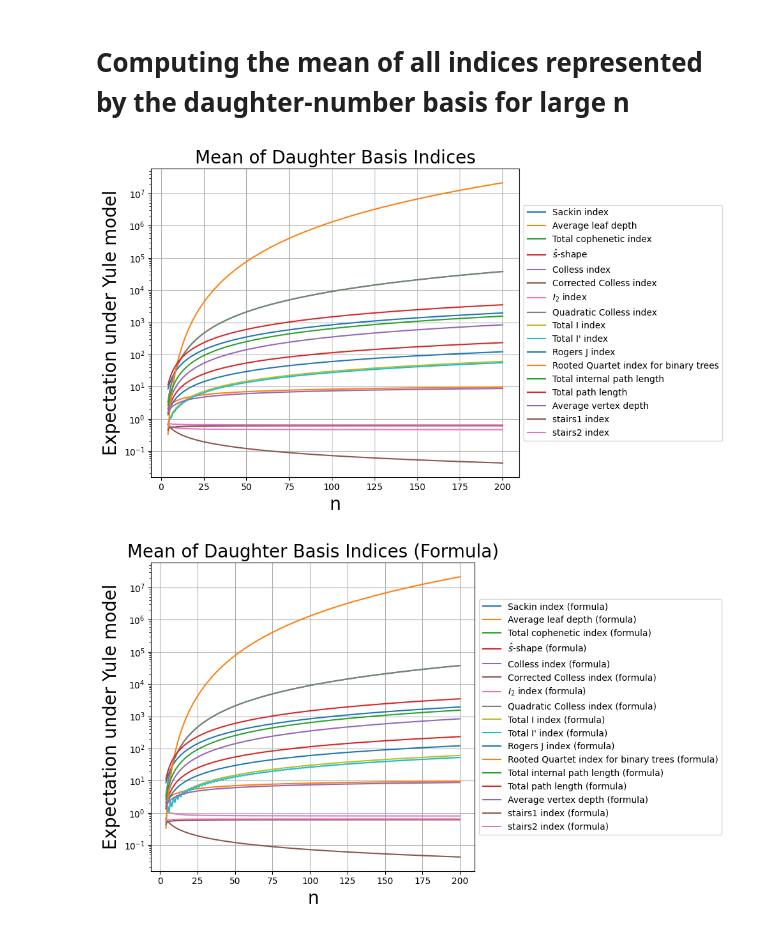
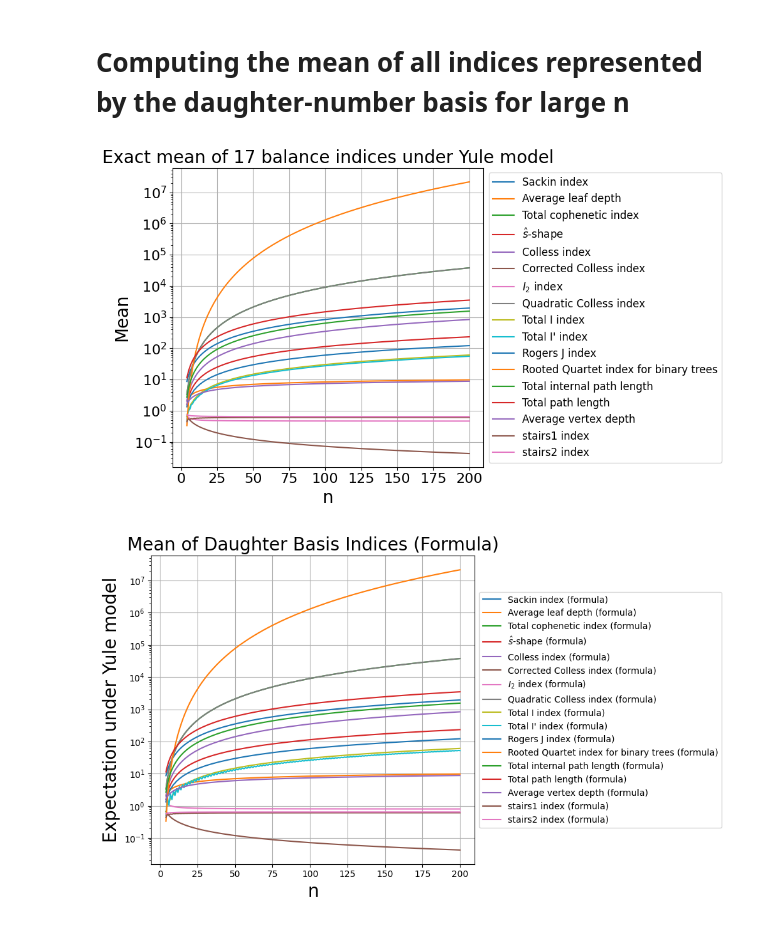
Before and after one commit to dbauman18/phylogenetic_basis_statistics, a Jupyter notebook: notebooks/statisticMeans.ipynb, the cells around one changed output. Drawn from its saved outputs; the diff is of its cells as text; code cells hidden in the pictures.

Commit message:
Finished making plots in notebooks section

```diff
--- a/notebooks/statisticMeans.ipynb
+++ b/notebooks/statisticMeans.ipynb
@@ -115,18 +115,21 @@ mean = np.array(mean)
 # %%
 # Plot the means on a semilogy scale
 plt.figure(figsize=(10, 6))
 for i, label in enumerate(labels):
     plt.semilogy(N, mean[:, i], label=label)
 plt.xlabel('n', fontsize=20)
-plt.ylabel('Expectation under Yule model', fontsize=20)
-plt.title('Mean of Daughter Basis Indices', fontsize=20)
-plt.legend(loc='center left', bbox_to_anchor=(1, 0.5))
-
+plt.ylabel('Mean', fontsize=20)
+plt.title('Exact mean of 17 balance indices under Yule model', fontsize=20)
+plt.legend(loc='center left', bbox_to_anchor=(1, 0.5), fontsize = 12)
+# Fontsize for the x and y axes
+plt.xticks(fontsize=16)
+plt.yticks(fontsize=16)
 plt.grid(True)
 plt.tight_layout()
+plt.savefig(os.path.join(parent_dir, 'plots', 'meanPlot.png'), dpi=300, bbox_inches='tight')
 plt.show()
 # %% [output]
-[figure, old version]
+[figure, new version]
 # %%
 # As an alternative, we can compute the means using our formulas
 
```
Also changed, not shown: 8 other files.
